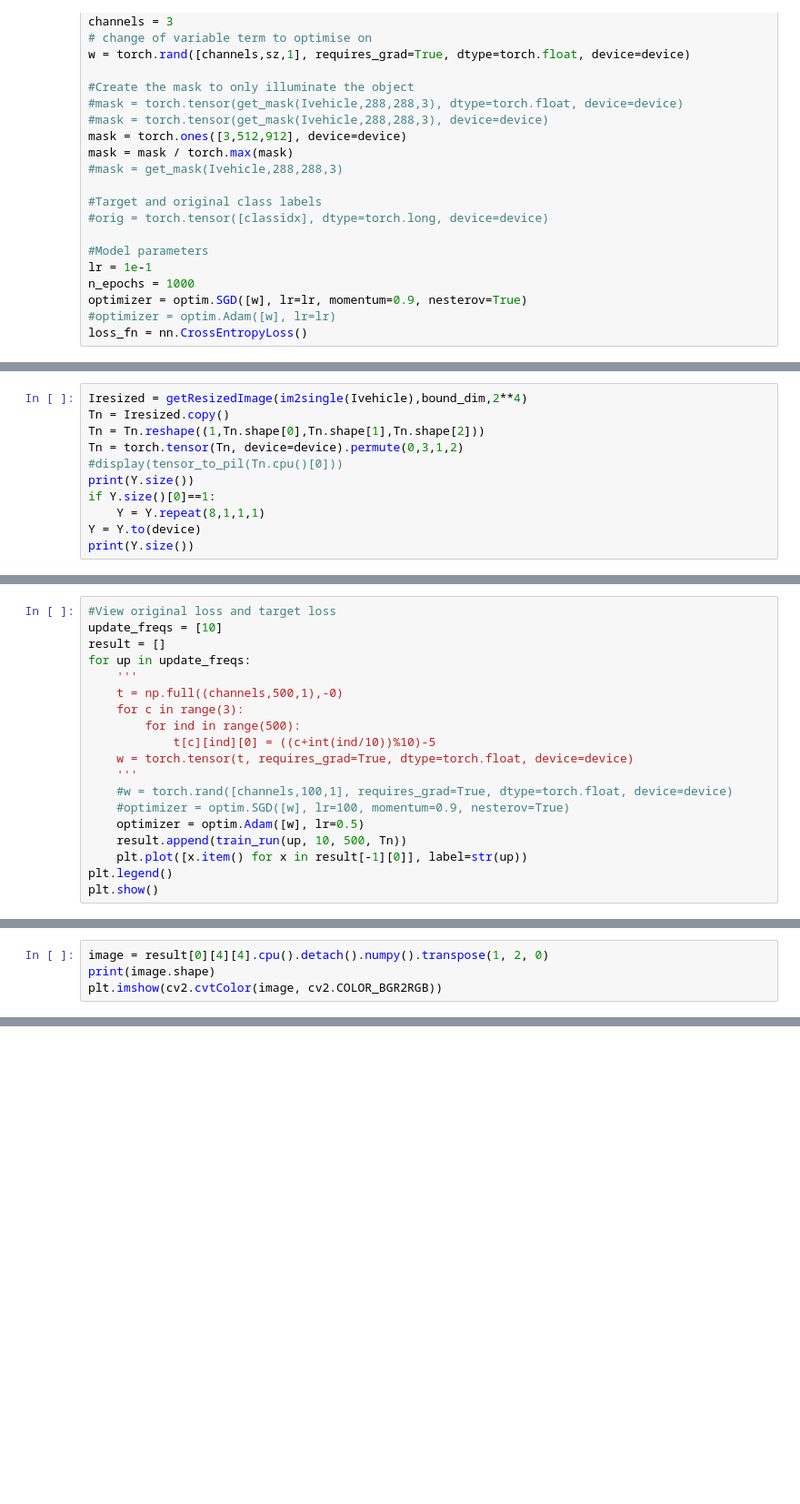
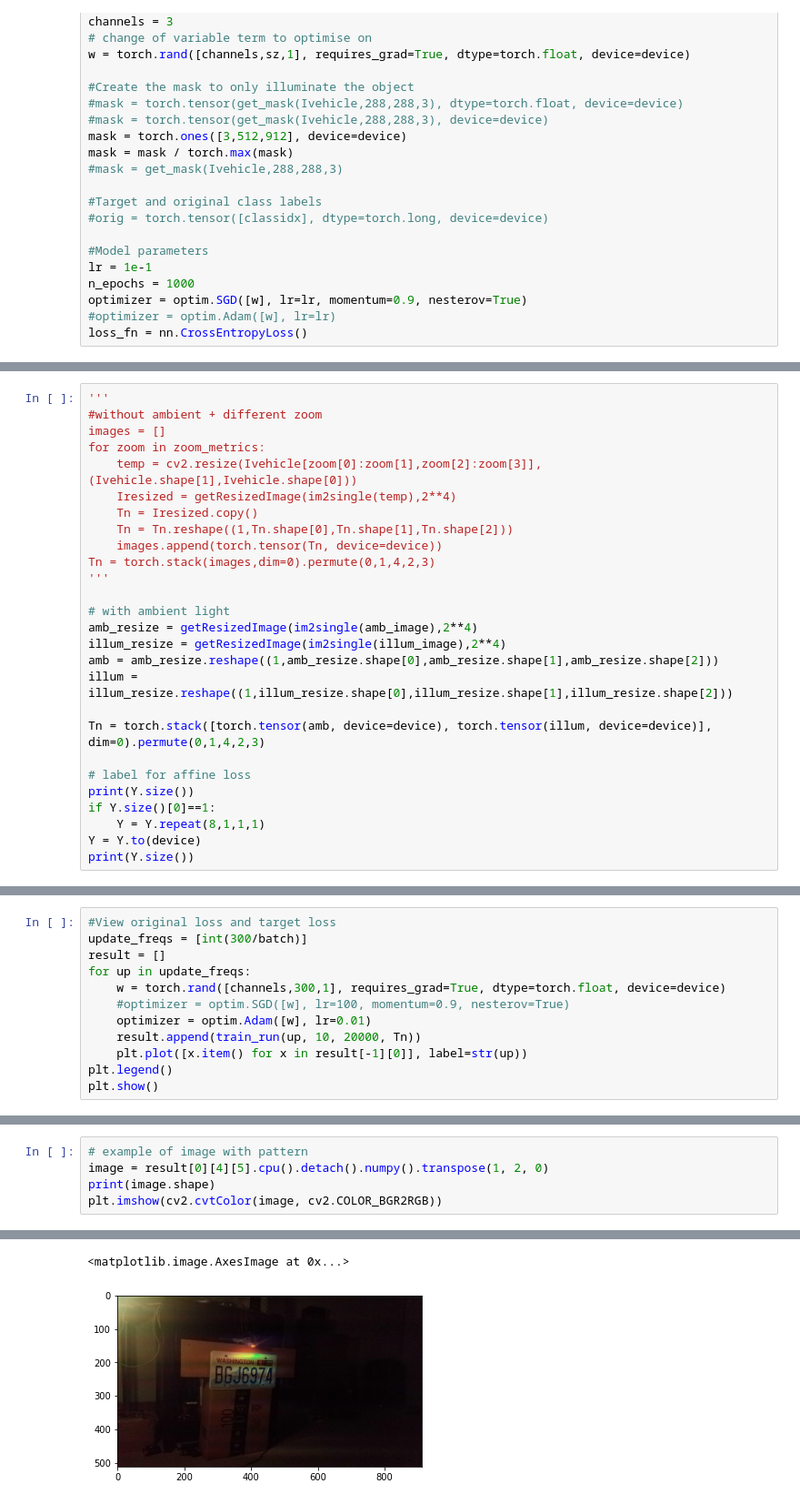
Before and after one commit to earlence-security/invis-perturbations, a Jupyter notebook: wpodnet.ipynb, the cells around one changed output, grey strips where cells are left out. Shown: that part at 91% size. Cells and saved outputs as stored; diff of their text form; blank space fills up the shorter version.

```diff
--- a/wpodnet.ipynb
+++ b/wpodnet.ipynb
@@ -531,9 +550,25 @@ def train_run(update_frequency, print_frequency, n_epochs, image):
 # %%
-Iresized = getResizedImage(im2single(Ivehicle),bound_dim,2**4)
-Tn = Iresized.copy()
-Tn = Tn.reshape((1,Tn.shape[0],Tn.shape[1],Tn.shape[2]))
-Tn = torch.tensor(Tn, device=device).permute(0,3,1,2)
-#display(tensor_to_pil(Tn.cpu()[0]))
+'''
+#without ambient + different zoom
+images = []
+for zoom in zoom_metrics:
+    temp = cv2.resize(Ivehicle[zoom[0]:zoom[1],zoom[2]:zoom[3]], (Ivehicle.shape[1],Ivehicle.shape[0]))
+    Iresized = getResizedImage(im2single(temp),2**4)
+    Tn = Iresized.copy()
+    Tn = Tn.reshape((1,Tn.shape[0],Tn.shape[1],Tn.shape[2]))
+    images.append(torch.tensor(Tn, device=device))
+Tn = torch.stack(images,dim=0).permute(0,1,4,2,3)
+'''
+
+# with ambient light
+amb_resize = getResizedImage(im2single(amb_image),2**4)
+illum_resize = getResizedImage(im2single(illum_image),2**4)
+amb = amb_resize.reshape((1,amb_resize.shape[0],amb_resize.shape[1],amb_resize.shape[2]))
+illum = illum_resize.reshape((1,illum_resize.shape[0],illum_resize.shape[1],illum_resize.shape[2]))
+
+Tn = torch.stack([torch.tensor(amb, device=device), torch.tensor(illum, device=device)], dim=0).permute(0,1,4,2,3)
+
+# label for affine loss
 print(Y.size())
 if Y.size()[0]==1:
     Y = Y.repeat(8,1,1,1)
@@ -542,19 +580,12 @@ print(Y.size())
 # %%
 #View original loss and target loss
-update_freqs = [10]
+update_freqs = [int(300/batch)]
 result = []
 for up in update_freqs:
-    '''
-    t = np.full((channels,500,1),-0)
-    for c in range(3):
-        for ind in range(500):
-            t[c][ind][0] = ((c+int(ind/10))%10)-5
-    w = torch.tensor(t, requires_grad=True, dtype=torch.float, device=device)
-    '''
-    #w = torch.rand([channels,100,1], requires_grad=True, dtype=torch.float, device=device)
+    w = torch.rand([channels,300,1], requires_grad=True, dtype=torch.float, device=device)
     #optimizer = optim.SGD([w], lr=100, momentum=0.9, nesterov=True)
-    optimizer = optim.Adam([w], lr=0.5)
-    result.append(train_run(up, 10, 500, Tn))
+    optimizer = optim.Adam([w], lr=0.01)
+    result.append(train_run(up, 10, 20000, Tn))
     plt.plot([x.item() for x in result[-1][0]], label=str(up))
 plt.legend()
 plt.show()
@@ -561,4 +654,6 @@ plt.show()
 # %%
-image = result[0][4][4].cpu().detach().numpy().transpose(1, 2, 0)
+# example of image with pattern
+image = result[0][4][5].cpu().detach().numpy().transpose(1, 2, 0)
 print(image.shape)
 plt.imshow(cv2.cvtColor(image, cv2.COLOR_BGR2RGB))
+# %% [output]
@@ -565 +661,3 @@ plt.imshow(cv2.cvtColor(image, cv2.COLOR_BGR2RGB))
+<matplotlib.image.AxesImage at 0x...>
+[figure, added]
 # %%
```
Also changed, not shown: parts of 26 cells of this notebook, 1 other file.
